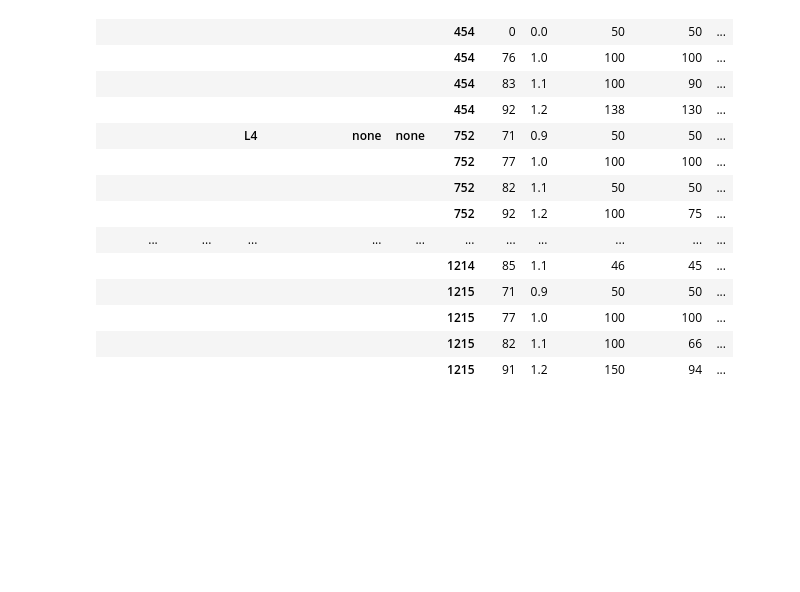
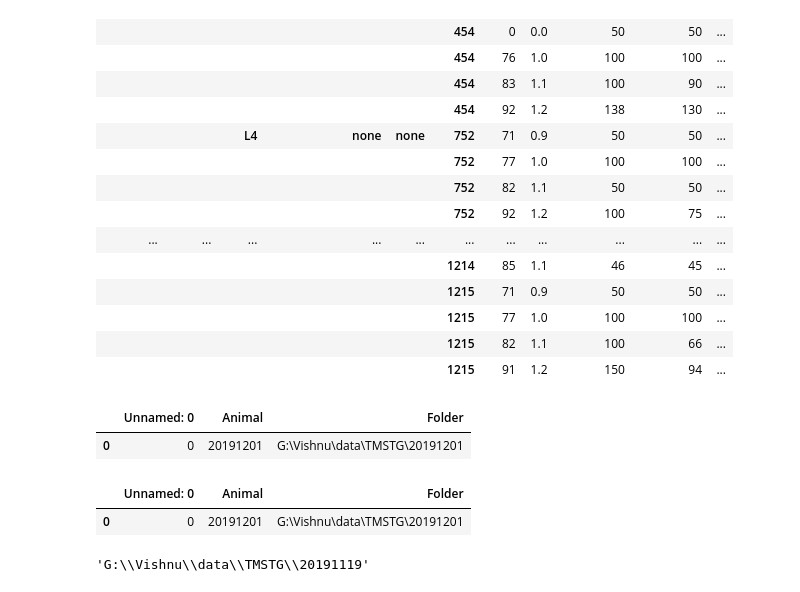
Before and after one commit to vishnudevramachandra/TMS-TG, a Jupyter notebook: figures/blockplots_singleanimal.ipynb, the cells around one changed output. Cells and saved outputs as stored; diff of their text form; code cells hidden in the pictures; blank space fills up the shorter version.

```diff
--- a/figures/blockplots_singleanimal.ipynb
+++ b/figures/blockplots_singleanimal.ipynb
@@ -117,3 +114,11 @@ tms.blocksinfo
 |  |  |  |  |  | 1215 | 77 | 1.0 | 100 | 100 | ... |
 |  |  |  |  |  | 1215 | 82 | 1.1 | 100 | 66 | ... |
 |  |  |  |  |  | 1215 | 91 | 1.2 | 150 | 94 | ... |
+# %%
+import pandas as pd
+df = pd.read_excel('G:/Vishnu/data/animalList/animalList.xlsx').dropna()
+# %%
+df
+# %% [output]
+|  | Unnamed: 0 | Animal | Folder |
+| 0 | 0 | 20191201 | G:\Vishnu\data\TMSTG\20191201 |
@@ -119,0 +128,5 @@ tms.blocksinfo
+# %%
+df
+# %% [output]
+|  | Unnamed: 0 | Animal | Folder |
+| 0 | 0 | 20191201 | G:\Vishnu\data\TMSTG\20191201 |
@@ -119,0 +137,4 @@ tms.blocksinfo
+# %%
+dirname
+# %% [output]
+'G:\\Vishnu\\data\\TMSTG\\20191119'
```
Also changed, not shown: parts of 5 cells of this notebook, 5 other files.
